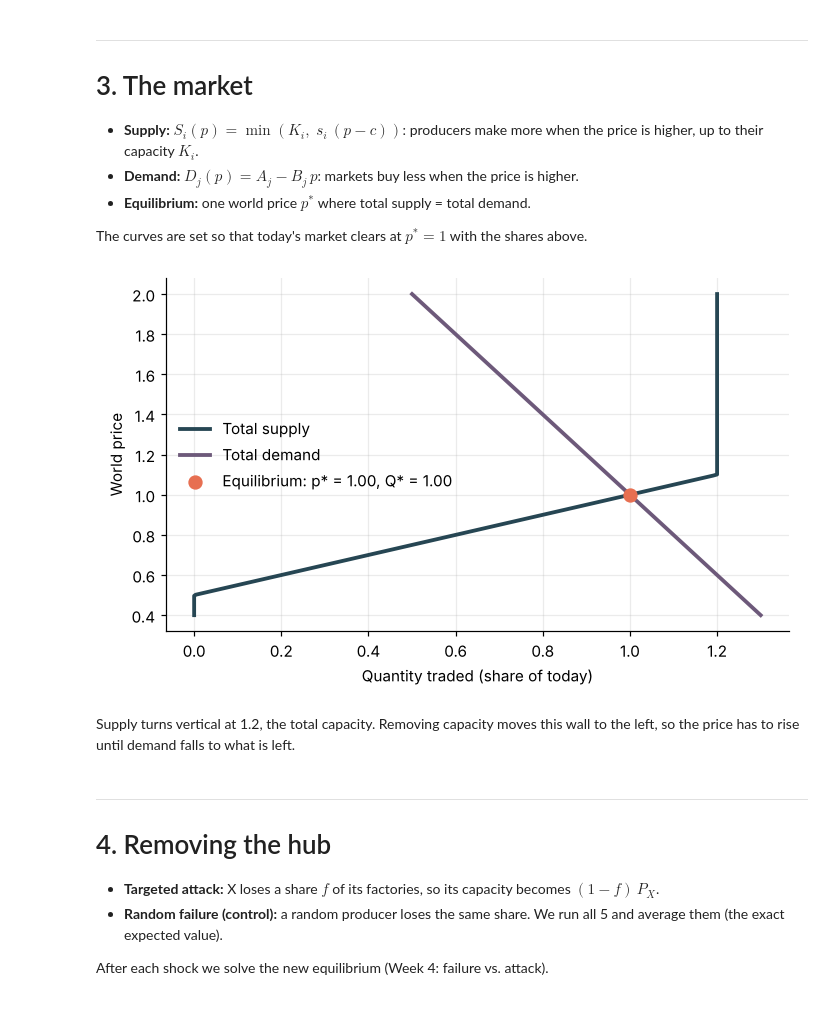
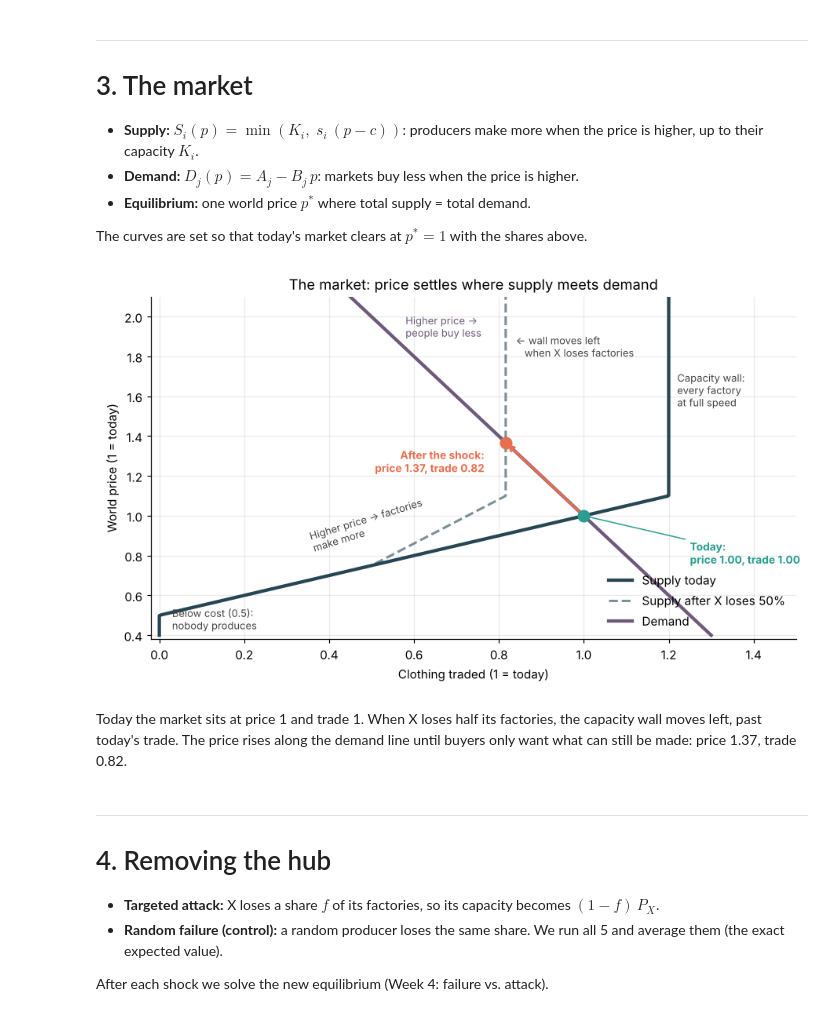
Before and after one commit to radiah23/Modeling-Fast-Fashion-Supply-Chain, a Jupyter notebook: Networks_FP_Model2.ipynb, the cells around one changed output. Drawn from its saved outputs; the diff is of its cells as text; code cells hidden in the pictures.

```diff
--- a/Networks_FP_Model2.ipynb
+++ b/Networks_FP_Model2.ipynb
@@ -120,33 +129,57 @@ The curves are set so that today's market clears at $p^* = 1$ with the shares ab
 # %%
 PARAMS = dict(cost=0.5,     # unit cost c (same for every producer; price is normalized to 1)
               eps=0.5,      # demand elasticity: B_j = eps * C_j
               spare=0.2)    # spare capacity: K_i = P_i * (1 + spare)
 
 slope = P0 / (1 - PARAMS["cost"])             # supply slope, so S_i(1) = P_i
 K0 = P0 * (1 + PARAMS["spare"])               # capacity
 B = PARAMS["eps"] * C0                        # demand slope
 A = C0 + B                                    # demand intercept, so D_j(1) = C_j
 
 supply = lambda p, K=K0: np.minimum(K, np.maximum(0, slope * (p - PARAMS["cost"])))
 demand = lambda p: np.maximum(0, A - B * p)
 
 def equilibrium(K=K0):
     """World price where total supply = total demand, with production and consumption."""
     p = brentq(lambda p: demand(p).sum() - supply(p, K).sum(), 1e-6, 50)
     return p, supply(p, K), demand(p)
 
 p_star, S_star, D_star = equilibrium()
-grid = np.linspace(0.4, 2.0, 300)
-fig, ax = plt.subplots(figsize=(6.5, 4))
-ax.plot([supply(p).sum() for p in grid], grid, color=PROD_COLORS[0], lw=2.5, label="Total supply")
-ax.plot([demand(p).sum() for p in grid], grid, color=MARKET_COLOR, lw=2.5, label="Total demand")
-ax.scatter(S_star.sum(), p_star, color=ATTACK_COLOR, s=70, zorder=5, label=f"Equilibrium: p* = {p_star:.2f}, Q* = {S_star.sum():.2f}")
-ax.set_xlabel("Quantity traded (share of today)"); ax.set_ylabel("World price"); ax.legend(frameon=False)
+
+# The same market after X loses half of its factories (used to show how a shock works)
+K_half = K0.copy(); K_half[0] = 0.5 * P0[0]
+p_new, S_new, _ = equilibrium(K_half)
+
+grid = np.linspace(0.4, 2.1, 400)
+fig, ax = plt.subplots(figsize=(8.5, 5))
+ax.plot([supply(p).sum() for p in grid], grid, color=PROD_COLORS[0], lw=2.8, label="Supply today")
+ax.plot([supply(p, K_half).sum() for p in grid], grid, color=PROD_COLORS[0], lw=2, ls="--", alpha=0.6,
+        label="Supply after X loses 50%")
+ax.plot([demand(p).sum() for p in grid], grid, color=MARKET_COLOR, lw=2.8, label="Demand")
+ax.scatter(S_star.sum(), p_star, color=RANDOM_COLOR, s=90, zorder=5)
+ax.scatter(S_new.sum(), p_new, color=ATTACK_COLOR, s=90, zorder=5)
+ax.annotate("", xy=(S_new.sum(), p_new), xytext=(S_star.sum(), p_star),
+            arrowprops=dict(arrowstyle="->", color=ATTACK_COLOR, lw=2))
+
+note = dict(fontsize=8.5, color="#444444")
+ax.annotate("Today:\nprice 1.00, trade 1.00", xy=(1, 1), xytext=(1.25, 0.76), color=RANDOM_COLOR,
+            fontsize=9, fontweight="bold", arrowprops=dict(arrowstyle="-", color=RANDOM_COLOR, lw=1))
+ax.text(S_new.sum() - 0.05, p_new - 0.03, f"After the shock:\nprice {p_new:.2f}, trade {S_new.sum():.2f}",
+        ha="right", va="top", color=ATTACK_COLOR, fontsize=9, fontweight="bold")
+ax.text(0.03, 0.43, "Below cost (0.5):\nnobody produces", **note)
+ax.text(0.35, 0.82, "Higher price → factories\nmake more", rotation=17, **note)
+ax.text(1.22, 1.55, "Capacity wall:\nevery factory\nat full speed", **note)
+ax.text(0.84, 1.8, "← wall moves left\n   when X loses factories", ha="left", **note)
+ax.text(0.58, 1.9, "Higher price →\npeople buy less", color=MARKET_COLOR, fontsize=8.5)
+ax.set_xlim(-0.02, 1.5); ax.set_ylim(0.38, 2.1)
+ax.set_xlabel("Clothing traded (1 = today)"); ax.set_ylabel("World price (1 = today)")
+ax.set_title("The market: price settles where supply meets demand", fontsize=12)
+ax.legend(frameon=False, loc="lower right")
 plt.tight_layout(); plt.show()
 # %% [output]
-[figure, old version]
+[figure, new version]
-# %% [markdown]
-Supply turns vertical at 1.2, the total capacity. Removing capacity moves this wall to the left, so the price has to rise until demand falls to what is left.
+# %% [markdown]
+Today the market sits at price 1 and trade 1. When X loses half its factories, the capacity wall moves left, past today's trade. The price rises along the demand line until buyers only want what can still be made: price 1.37, trade 0.82.
 # %% [markdown]
 ---
 # 4. Removing the hub
```
Also changed, not shown: parts of 5 cells of this notebook.
